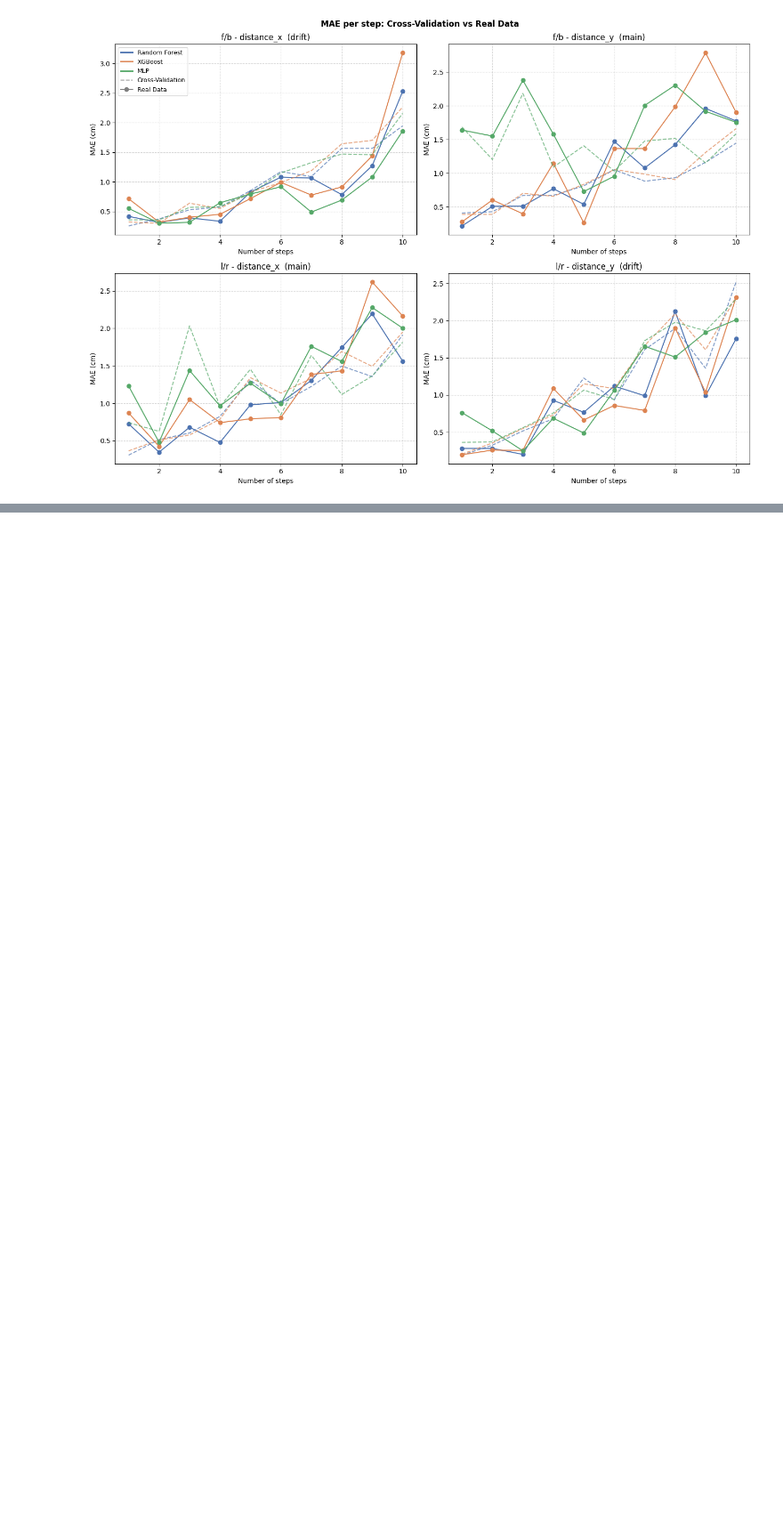
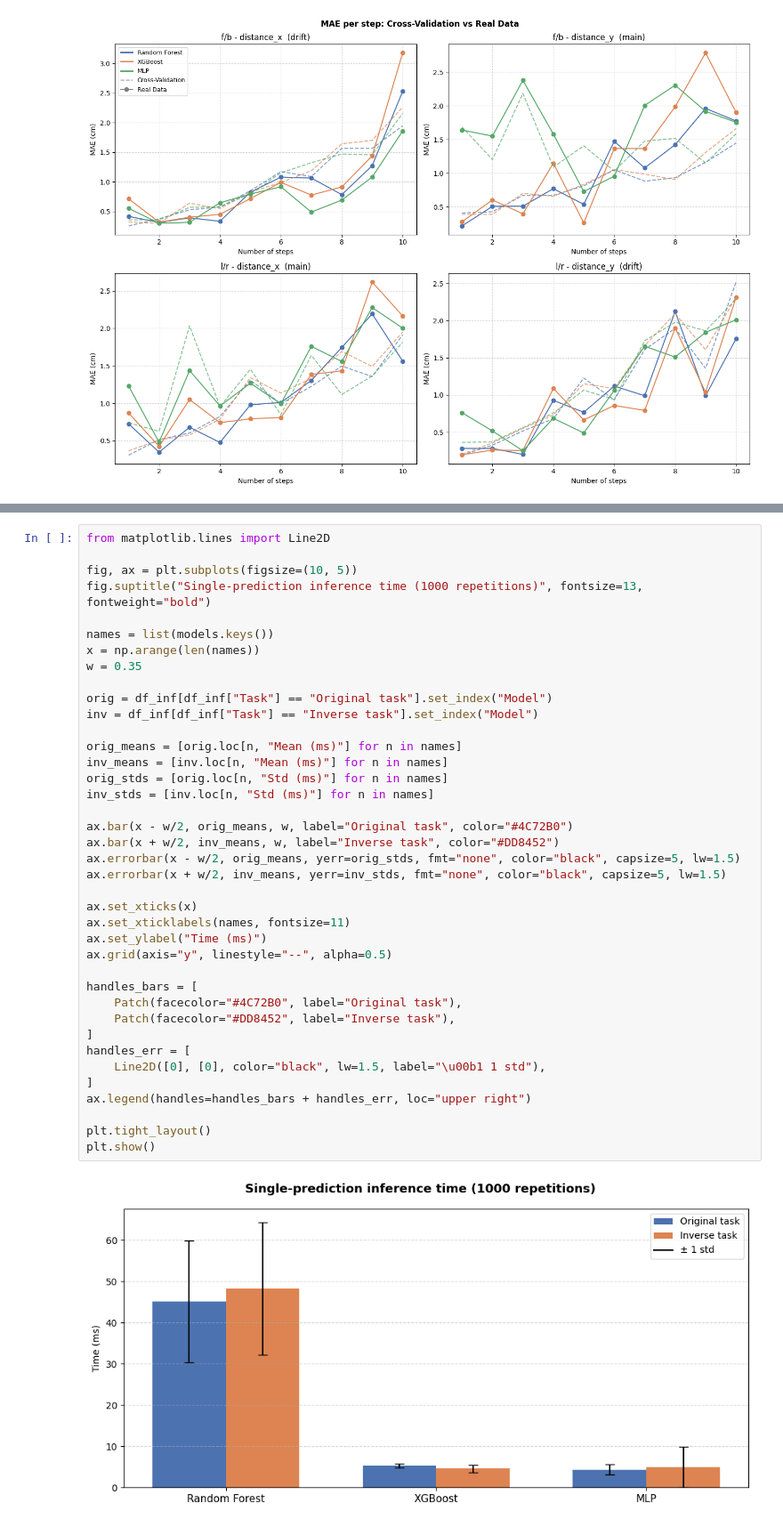
Before and after one commit to unibo-dslab-projects/RiccardoCarta-robot-odometry-estimation, a Jupyter notebook: models/ModelsRobotDog.ipynb, the cells around one changed output, grey strips where cells are left out. Shown at 89% size. Cells and saved outputs as stored; diff of their text form; blank space fills up the shorter version.

```diff
--- a/models/ModelsRobotDog.ipynb
+++ b/models/ModelsRobotDog.ipynb
@@ -758,0 +973,41 @@ plt.show()
+# %%
+from matplotlib.lines import Line2D
+
+fig, ax = plt.subplots(figsize=(10, 5))
+fig.suptitle("Single-prediction inference time (1000 repetitions)", fontsize=13, fontweight="bold")
+
+names = list(models.keys())
+x = np.arange(len(names))
+w = 0.35
+
+orig = df_inf[df_inf["Task"] == "Original task"].set_index("Model")
+inv = df_inf[df_inf["Task"] == "Inverse task"].set_index("Model")
+
+orig_means = [orig.loc[n, "Mean (ms)"] for n in names]
+inv_means = [inv.loc[n, "Mean (ms)"] for n in names]
+orig_stds = [orig.loc[n, "Std (ms)"] for n in names]
+inv_stds = [inv.loc[n, "Std (ms)"] for n in names]
+
+ax.bar(x - w/2, orig_means, w, label="Original task", color="#4C72B0")
+ax.bar(x + w/2, inv_means, w, label="Inverse task", color="#DD8452")
+ax.errorbar(x - w/2, orig_means, yerr=orig_stds, fmt="none", color="black", capsize=5, lw=1.5)
+ax.errorbar(x + w/2, inv_means, yerr=inv_stds, fmt="none", color="black", capsize=5, lw=1.5)
+
+ax.set_xticks(x)
+ax.set_xticklabels(names, fontsize=11)
+ax.set_ylabel("Time (ms)")
+ax.grid(axis="y", linestyle="--", alpha=0.5)
+
+handles_bars = [
+    Patch(facecolor="#4C72B0", label="Original task"),
+    Patch(facecolor="#DD8452", label="Inverse task"),
+]
+handles_err = [
+    Line2D([0], [0], color="black", lw=1.5, label="\u00b1 1 std"),
+]
+ax.legend(handles=handles_bars + handles_err, loc="upper right")
+
+plt.tight_layout()
+plt.show()
+# %% [output]
+[figure, added]
```
Also changed, not shown: parts of 10 cells of this notebook.
